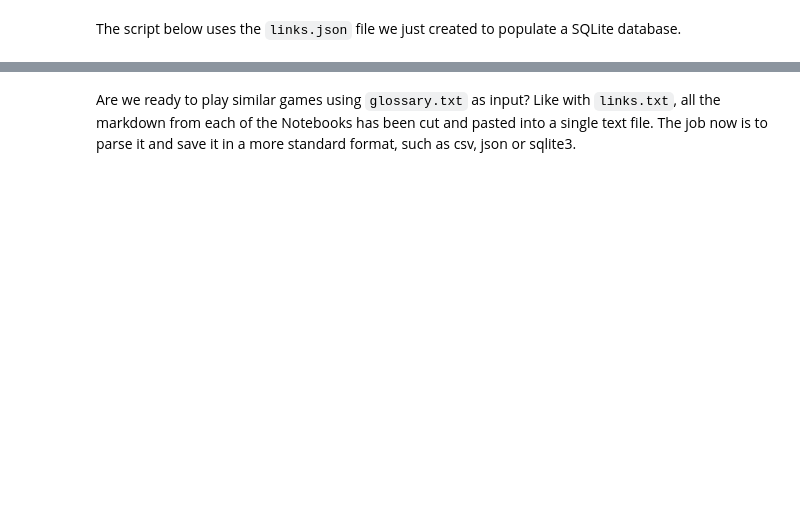
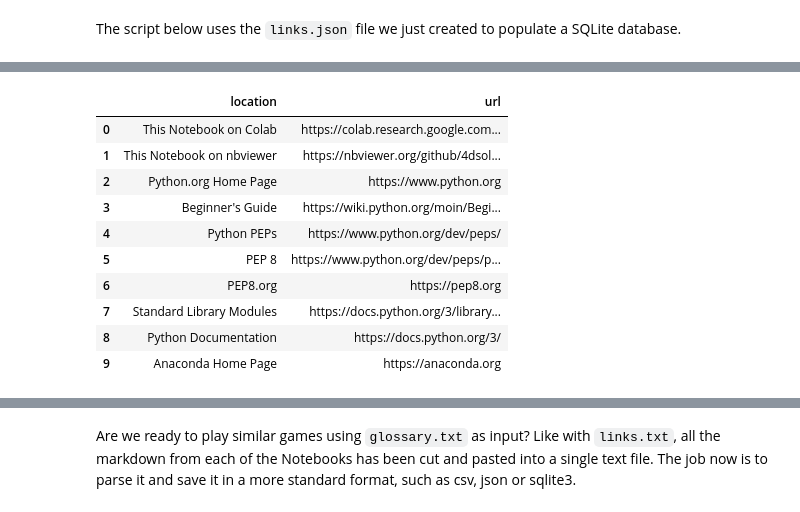
Before and after one commit to 4dsolutions/bootcamp, a Jupyter notebook: session6.ipynb, the cells around one changed output, grey strips where cells are left out. Cells and saved outputs as stored; diff of their text form; code cells hidden in the pictures; blank space fills up the shorter version.

```diff
--- a/session6.ipynb
+++ b/session6.ipynb
@@ -304,9 +426,21 @@ con.close()
 # %%
 import pandas as pd
 pd.set_option('display.max_colwidth', None)  # or 199
 con = sqlite3.connect('links.db')
 
 df = pd.read_sql("SELECT * FROM BookMarks", con)
-df.head()
+df.head(10)
+# %% [output]
+|  | location | url |
+| 0 | This Notebook on Colab | https://colab.research.google.com... |
+| 1 | This Notebook on nbviewer | https://nbviewer.org/github/4dsol... |
+| 2 | Python.org Home Page | https://www.python.org |
+| 3 | Beginner's Guide | https://wiki.python.org/moin/Begi... |
+| 4 | Python PEPs | https://www.python.org/dev/peps/ |
+| 5 | PEP 8 | https://www.python.org/dev/peps/p... |
+| 6 | PEP8.org | https://pep8.org |
+| 7 | Standard Library Modules | https://docs.python.org/3/library... |
+| 8 | Python Documentation | https://docs.python.org/3/ |
+| 9 | Anaconda Home Page | https://anaconda.org |
 # %%
 df[20:30]
```
Also changed, not shown: parts of 31 cells of this notebook, 1 other file.
